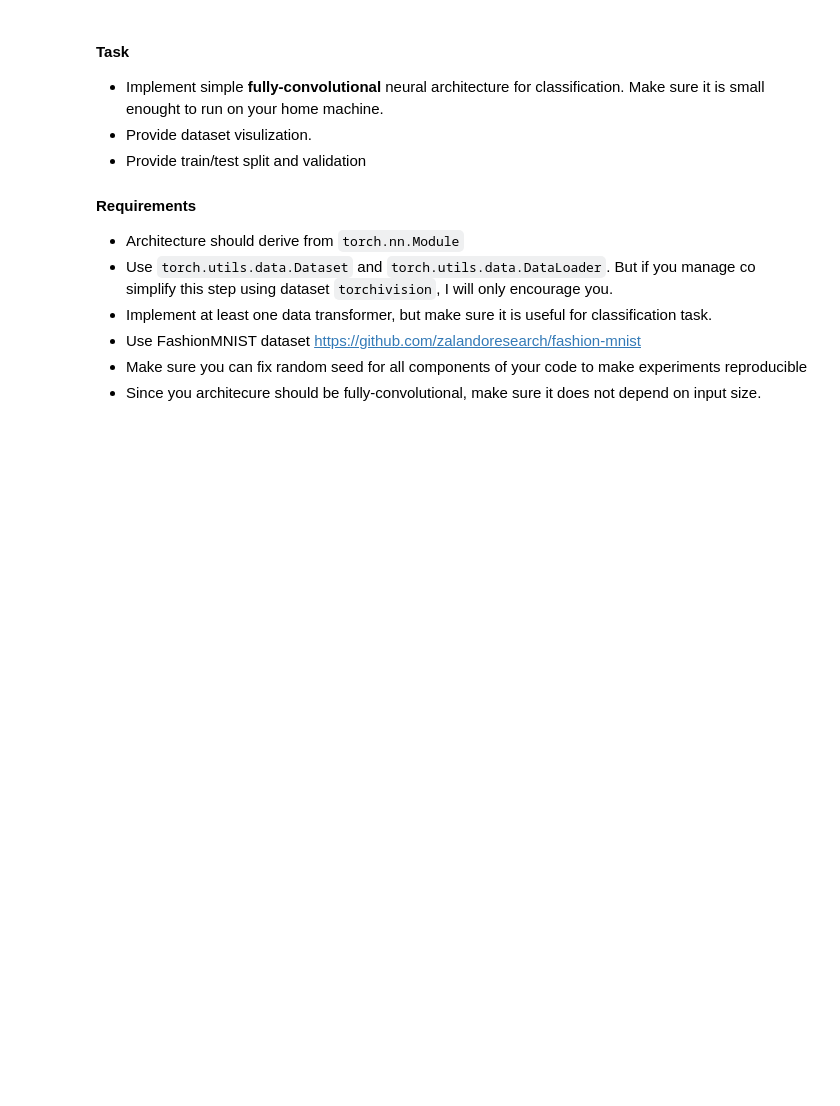
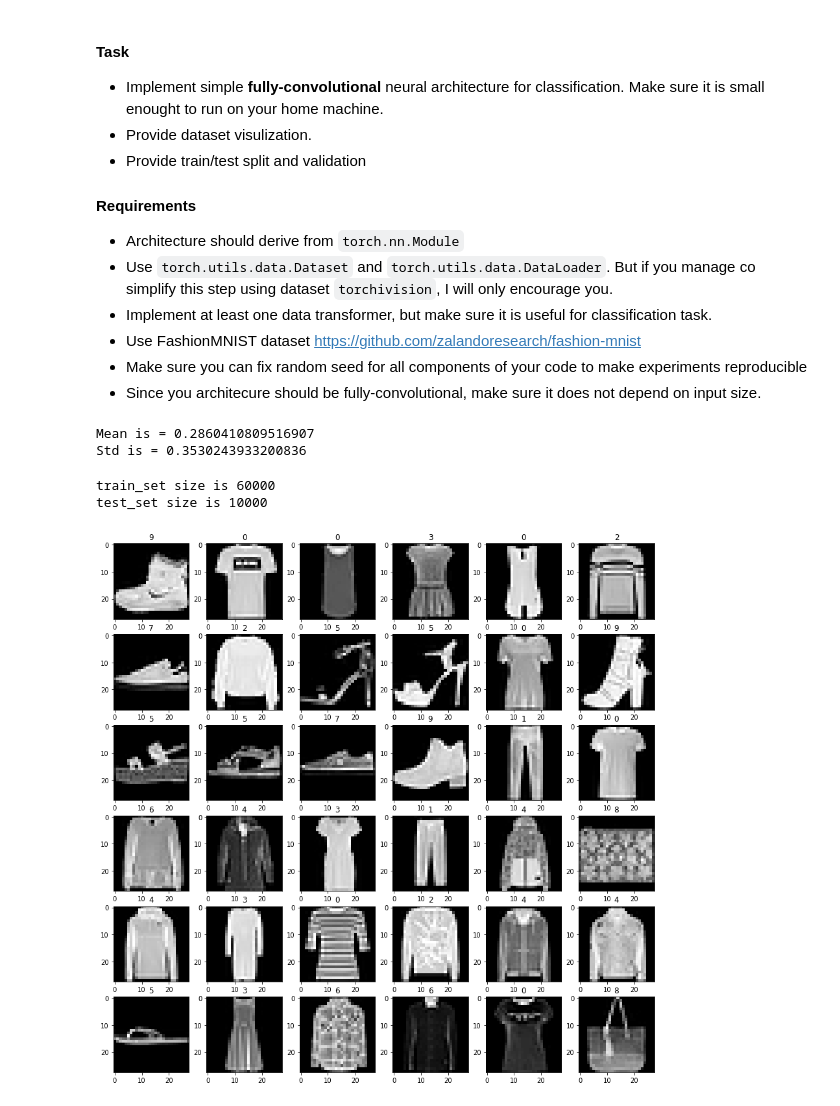
Before and after one commit to niksaz/deep-learning-2018, a Jupyter notebook: 1/homework/task_2.ipynb, the cells around one changed output. Cells and saved outputs as stored; diff of their text form; code cells hidden in the pictures; blank space fills up the shorter version.

```diff
--- a/1/homework/task_2.ipynb
+++ b/1/homework/task_2.ipynb
@@ -23,0 +43,51 @@ For this task I intentionally provide no boilerplate code, because very puprpose
+# %%
+root = './data'
+if not os.path.exists(root):
+    os.mkdir(root)
+# %%
+train_set = datasets.FashionMNIST(root=root, train=True, transform=transforms.ToTensor(), download=True)
+
+pixel_sum = torch.zeros(1)
+pixel_num = 0
+for image, _ in train_set:
+    pixel_sum += image.sum()
+    pixel_num += image.numel()
+mean = pixel_sum / pixel_num
+
+dev_from_mean = torch.zeros(1)
+for image, _ in train_set:
+    dev_from_mean += ((image - mean)**2).sum()
+std = torch.sqrt(dev_from_mean / pixel_num)
+
+print('Mean is =', mean.item())
+print('Std is =', std.item())
+# %% [output]
+Mean is = 0.2860410809516907
+Std is = 0.3530243933200836
+# %%
+transform = transforms.Compose([
+    transforms.ToTensor(),
+    transforms.Normalize(mean=[mean.item()], std=[std.item()])
+])
+
+train_set = datasets.FashionMNIST(root=root, train=True, transform=transform, download=True)
+test_set = datasets.FashionMNIST(root=root, train=False, transform=transform, download=True)
+
+print('train_set size is', train_set.__len__())
+print('test_set size is', test_set.__len__())
+# %% [output]
+train_set size is 60000
+test_set size is 10000
+# %%
+fig=plt.figure(figsize=(15, 15))
+
+rows = 6
+columns = 6
+for i in range(rows*columns):
+    fig.add_subplot(rows, columns, i+1)
+    plt.imshow(train_set.train_data[i].numpy(), cmap='gray')
+    plt.title('%i' % train_set.train_labels[i])
+
+plt.show()
+# %% [output]
+[figure, added]
```
Also changed, not shown: parts of 8 cells of this notebook, 13 other files.
